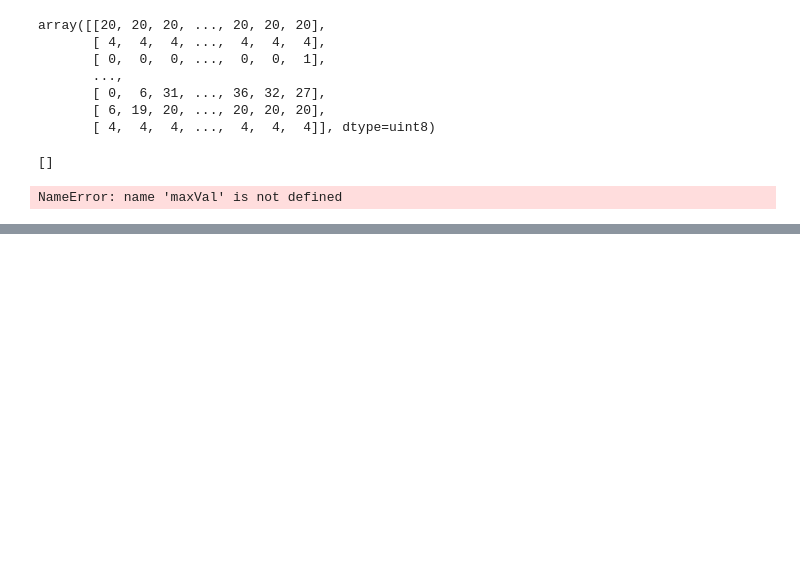
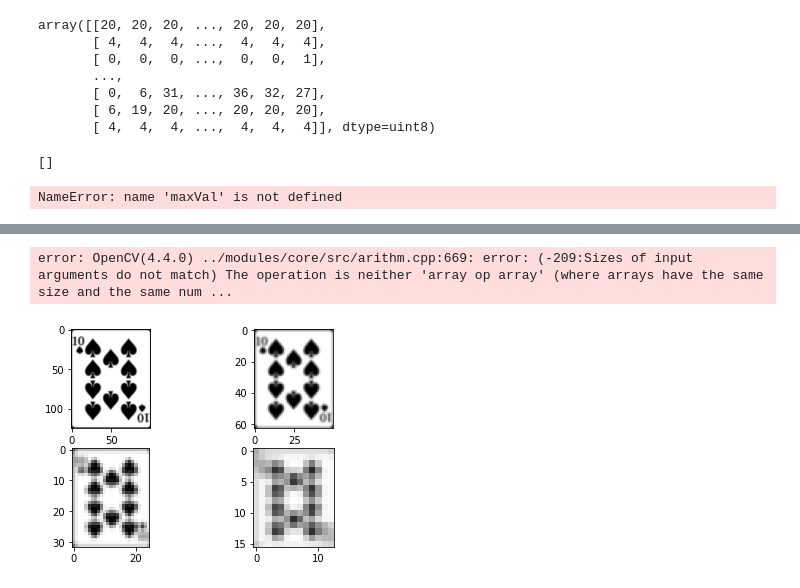
Before and after one commit to adsweeney/get61, a Jupyter notebook: get61/cvimg.ipynb, the cells around one changed output, grey strips where cells are left out. Saved outputs shown, nothing was run; the diff lists cells and outputs as text; code cells hidden in the pictures; blank space fills up the shorter version.

```diff
--- a/get61/cvimg.ipynb
+++ b/get61/cvimg.ipynb
@@ -314,0 +336,77 @@ TypeError: cannot unpack non-iterable NoneType object
+# %%
+import cv2
+import numpy as np,sys
+
+A = cv2.imread('10S.png')
+B = cv2.imread('11C.png')
+
+# generate Gaussian pyramid for A
+G = A.copy()
+gpA = [G]
+for i in range(6):
+    G = cv2.pyrDown(G)
+    gpA.append(G)
+
+# generate Gaussian pyramid for B
+G = B.copy()
+gpB = [G]
+for i in range(6):
+    G = cv2.pyrDown(G)
+    gpB.append(G)
+
+# generate Laplacian Pyramid for A
+lpA = [gpA[5]]
+for i in range(5,0,-1):
+    GE = cv2.pyrUp(gpA[i])
+    L = cv2.subtract(gpA[i-1],GE)
+    lpA.append(L)
+
+# generate Laplacian Pyramid for B
+lpB = [gpB[5]]
+for i in range(5,0,-1):
+    GE = cv2.pyrUp(gpB[i])
+    L = cv2.subtract(gpB[i-1],GE)
+    lpB.append(L)
+
+# Now add left and right halves of images in each level
+LS = []
+for la,lb in zip(lpA,lpB):
+    rows,cols,dpt = la.shape
+    ls = np.hstack((la[:,0:cols/2], lb[:,cols/2:]))
+    LS.append(ls)
+
+# now reconstruct
+ls_ = LS[0]
+for i in range(1,6):
+    ls_ = cv2.pyrUp(ls_)
+    ls_ = cv2.add(ls_, LS[i])
+
+# image with direct connecting each half
+real = np.hstack((A[:,:cols/2],B[:,cols/2:]))
+
+cv2.imwrite('Pyramid_blending2.jpg',ls_)
+cv2.imwrite('Direct_blending.jpg',real)
+# %% [output]
+error: OpenCV(4.4.0) ../modules/core/src/arithm.cpp:669: error: (-209:Sizes of input arguments do not match) The operation is neither 'array op array' (where arrays have the same size and the same num ...
+# %%
+import cv2
+import matplotlib.pyplot as plt
+
+img = cv2.imread("10S.png")
+
+layer = img.copy()
+
+for i in range(4):
+    plt.subplot(2, 2, i + 1)
+
+    # using pyrDown() function
+    layer = cv2.pyrDown(layer)
+
+    plt.imshow(layer)
+    cv2.imshow("str(i)", layer)
+    #cv2.waitKey(0)
+
+
+cv2.destroyAllWindows()
+# %% [output]
+[figure, added]
```
Also changed, not shown: parts of 7 cells of this notebook.
